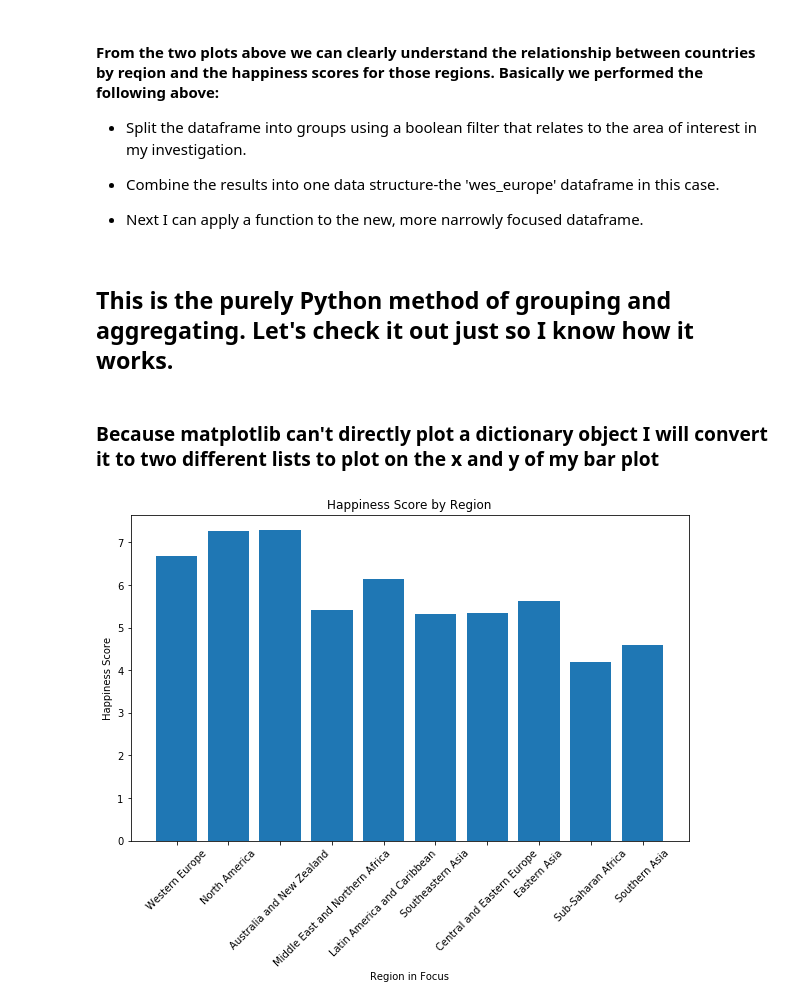
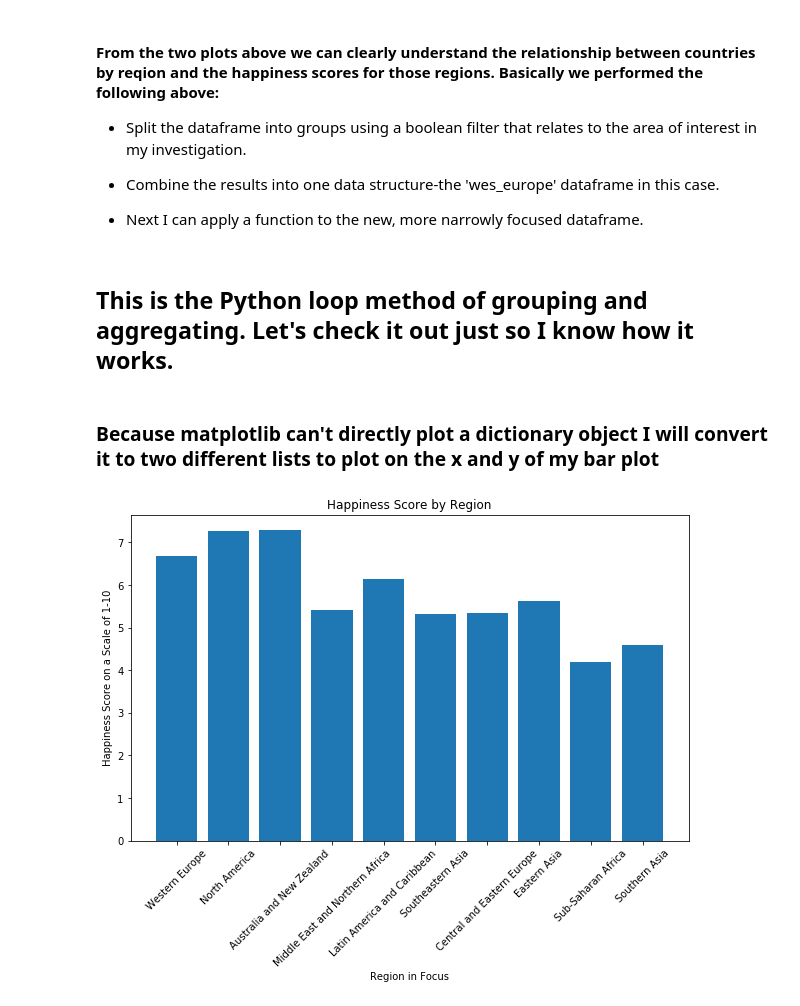
Before and after one commit to SeriousHyena/Sandbox, a Jupyter notebook: data_aggregation.ipynb, the cells around one changed output. Cells and saved outputs as stored; diff of their text form; code cells hidden in the pictures.

```diff
--- a/data_aggregation.ipynb
+++ b/data_aggregation.ipynb
@@ -157,7 +157,7 @@ plt.show()
 
 * Next I can apply a function to the new, more narrowly focused dataframe.
 # %% [markdown]
-## This is the purely Python method of grouping and aggregating. Let's check it out just so I know how it works.
+## This is the  Python loop method of grouping and aggregating. Let's check it out just so I know how it works.
 # %%
 mean_happiness = {}
 regions = df_2015['Region'].unique()
@@ -184,14 +184,14 @@ for item in mean_happiness.items(): #use the .items() function and iterate throu
 # %%
 # Define plot space
 fig, ax = plt.subplots(figsize=(10, 6))
 plt.xticks(rotation=45)
 plt.xlabel('Region in Focus')
-plt.ylabel('Happiness Score')
+plt.ylabel('Happiness Score on a Scale of 1-10')
 plt.title('Happiness Score by Region')
 
 # Create bar plot
 ax.bar(item_key, item_value)
 
 plt.show()
 # %% [output]
-[figure, old version]
+[figure, new version]
```
Also changed, not shown: parts of 4 cells of this notebook.
